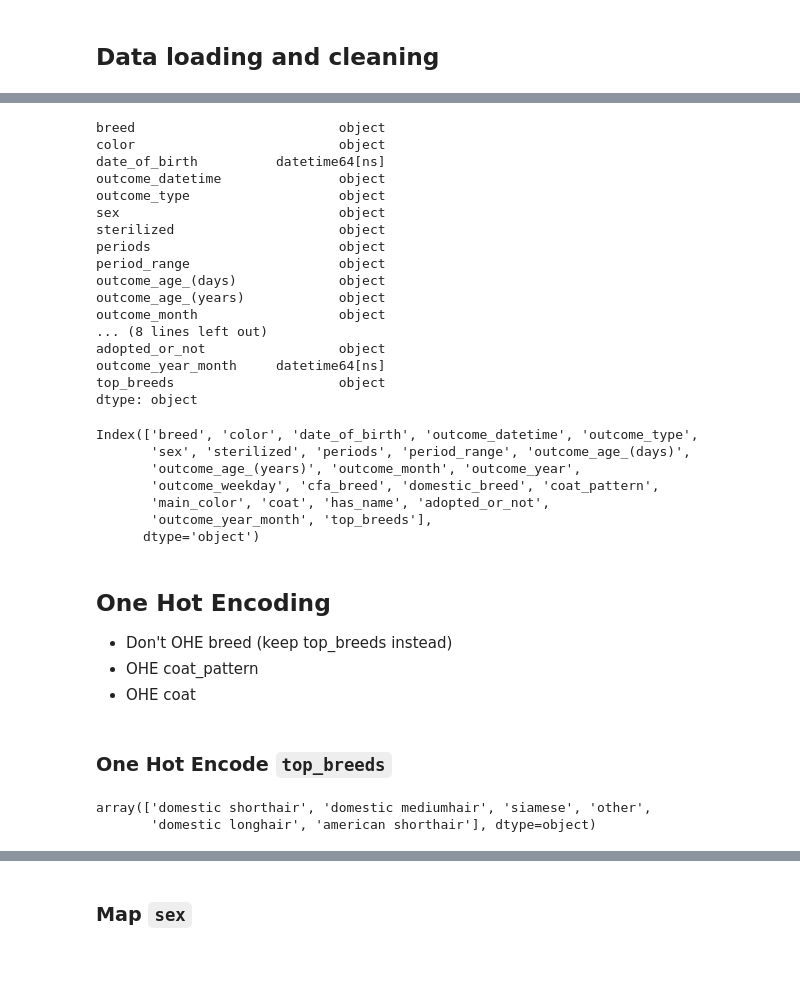
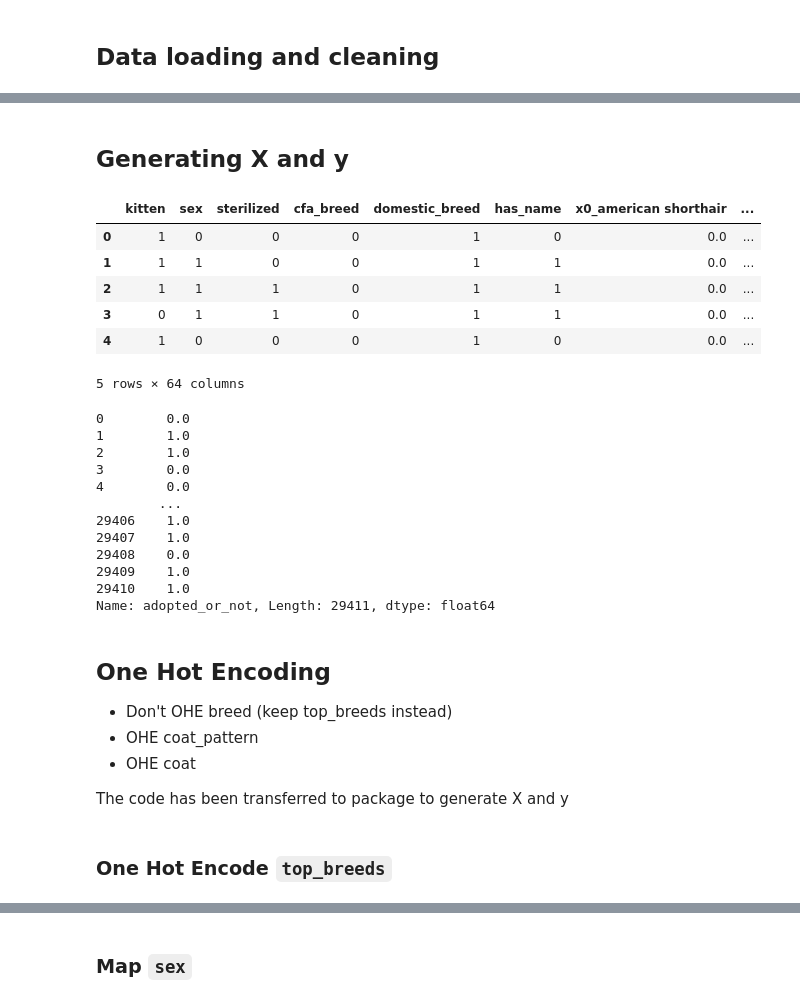
Before and after one commit to jhupiterz/AAC_challenge_api, a Jupyter notebook: notebooks/basic_model_julie.ipynb, the cells around one changed output, grey strips where cells are left out. Cells and saved outputs as stored; diff of their text form; code cells hidden in the pictures; blank space fills up the shorter version.

```diff
--- a/notebooks/basic_model_julie.ipynb
+++ b/notebooks/basic_model_julie.ipynb
@@ -32,20 +34,0 @@ cat_df.head()
-# %%
-cat_df.dtypes
-# %% [output]
-breed                          object
-color                          object
-date_of_birth          datetime64[ns]
-outcome_datetime               object
-outcome_type                   object
-sex                            object
-sterilized                     object
-periods                        object
-period_range                   object
-outcome_age_(days)             object
-outcome_age_(years)            object
-outcome_month                  object
-... (8 lines left out)
-adopted_or_not                 object
-outcome_year_month     datetime64[ns]
-top_breeds                     object
-dtype: object
@@ -58,10 +34,0 @@ cat_df.adopted_or_not = cat_df.adopted_or_not.astype(str).astype(int)
-# %%
-cat_df.columns
-# %% [output]
-Index(['breed', 'color', 'date_of_birth', 'outcome_datetime', 'outcome_type',
-       'sex', 'sterilized', 'periods', 'period_range', 'outcome_age_(days)',
-       'outcome_age_(years)', 'outcome_month', 'outcome_year',
-       'outcome_weekday', 'cfa_breed', 'domestic_breed', 'coat_pattern',
-       'main_color', 'coat', 'has_name', 'adopted_or_not',
-       'outcome_year_month', 'top_breeds'],
-      dtype='object')
@@ -74,3 +35,32 @@ target = cat_df['adopted_or_not'].astype(str).astype(float)
+# %% [markdown]
+## Generating X and y
+# %%
+X, y = data.get_X_y()
+# %%
+X.head()
+# %% [output]
+|  | kitten | sex | sterilized | cfa_breed | domestic_breed | has_name | x0_american shorthair | ... |
+| 0 | 1 | 0 | 0 | 0 | 1 | 0 | 0.0 | ... |
+| 1 | 1 | 1 | 0 | 0 | 1 | 1 | 0.0 | ... |
+| 2 | 1 | 1 | 1 | 0 | 1 | 1 | 0.0 | ... |
+| 3 | 0 | 1 | 1 | 0 | 1 | 1 | 0.0 | ... |
+| 4 | 1 | 0 | 0 | 0 | 1 | 0 | 0.0 | ... |
+5 rows × 64 columns
+# %%
+y
+# %% [output]
+0        0.0
+1        1.0
+2        1.0
+3        0.0
+4        0.0
+        ...
+29406    1.0
+29407    1.0
+29408    0.0
+29409    1.0
+29410    1.0
+Name: adopted_or_not, Length: 29411, dtype: float64
 # %% [markdown]
 ## One Hot Encoding
 
@@ -78,16 +68,13 @@ target = cat_df['adopted_or_not'].astype(str).astype(float)
 * Don't OHE breed (keep top_breeds instead)
 * OHE coat_pattern
 * OHE coat
+
+The code has been transferred to package to generate X and y
 # %%
 from sklearn.preprocessing import OneHotEncoder
 enc = OneHotEncoder(sparse = False)
 # %% [markdown]
 ### One Hot Encode `top_breeds`
-# %%
-features_df.top_breeds.unique()
-# %% [output]
-array(['domestic shorthair', 'domestic mediumhair', 'siamese', 'other',
-       'domestic longhair', 'american shorthair'], dtype=object)
 # %%
 enc.fit(features_df[['top_breeds']]) # Fit encoder
 
```
Also changed, not shown: parts of 26 cells of this notebook.
